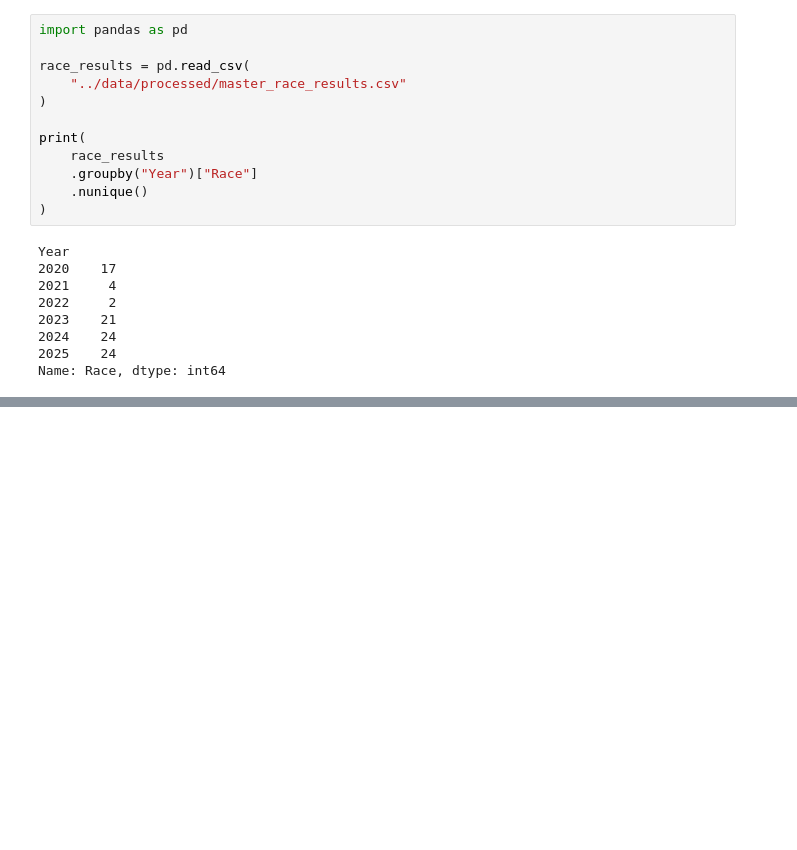
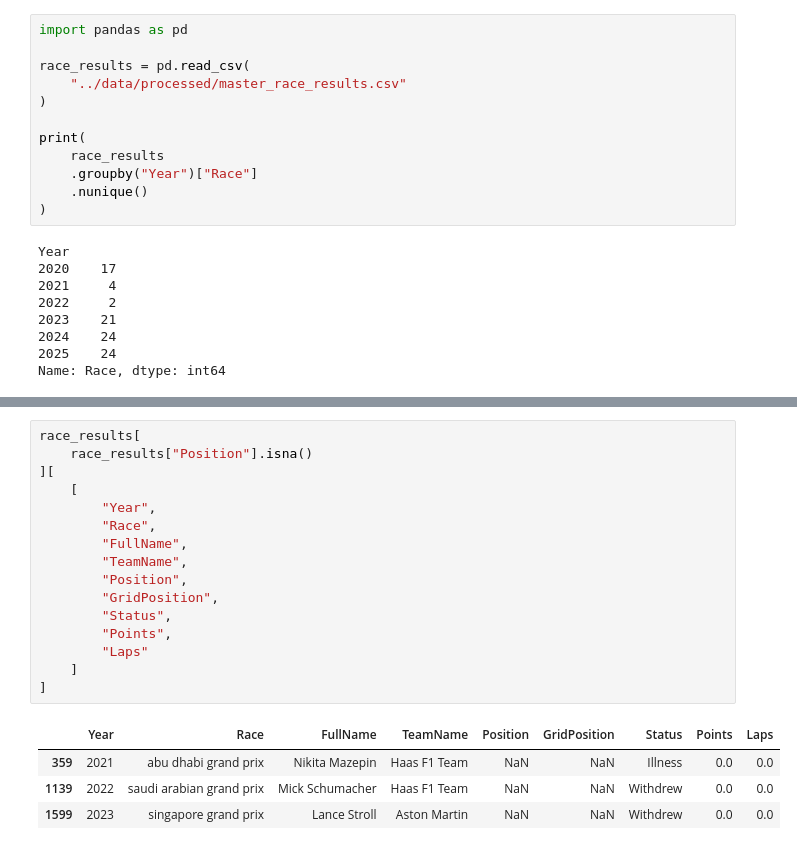
Before and after one commit to Christu-19/APEX--F1-Race-Strategy-Intelligence, a Jupyter notebook: notebooks/02_data_profiling.ipynb, the cells around one changed output, grey strips where cells are left out. Drawn from its saved outputs; the diff is of its cells as text; blank space fills up the shorter version.

```diff
--- a/notebooks/02_data_profiling.ipynb
+++ b/notebooks/02_data_profiling.ipynb
@@ -344,0 +397,21 @@ Name: Race, dtype: int64
+# %%
+race_results[
+    race_results["Position"].isna()
+][
+    [
+        "Year",
+        "Race",
+        "FullName",
+        "TeamName",
+        "Position",
+        "GridPosition",
+        "Status",
+        "Points",
+        "Laps"
+    ]
+]
+# %% [output]
+|  | Year | Race | FullName | TeamName | Position | GridPosition | Status | Points | Laps |
+| 359 | 2021 | abu dhabi grand prix | Nikita Mazepin | Haas F1 Team | NaN | NaN | Illness | 0.0 | 0.0 |
+| 1139 | 2022 | saudi arabian grand prix | Mick Schumacher | Haas F1 Team | NaN | NaN | Withdrew | 0.0 | 0.0 |
+| 1599 | 2023 | singapore grand prix | Lance Stroll | Aston Martin | NaN | NaN | Withdrew | 0.0 | 0.0 |
```
Also changed, not shown: parts of 10 cells of this notebook, 1 other file.
